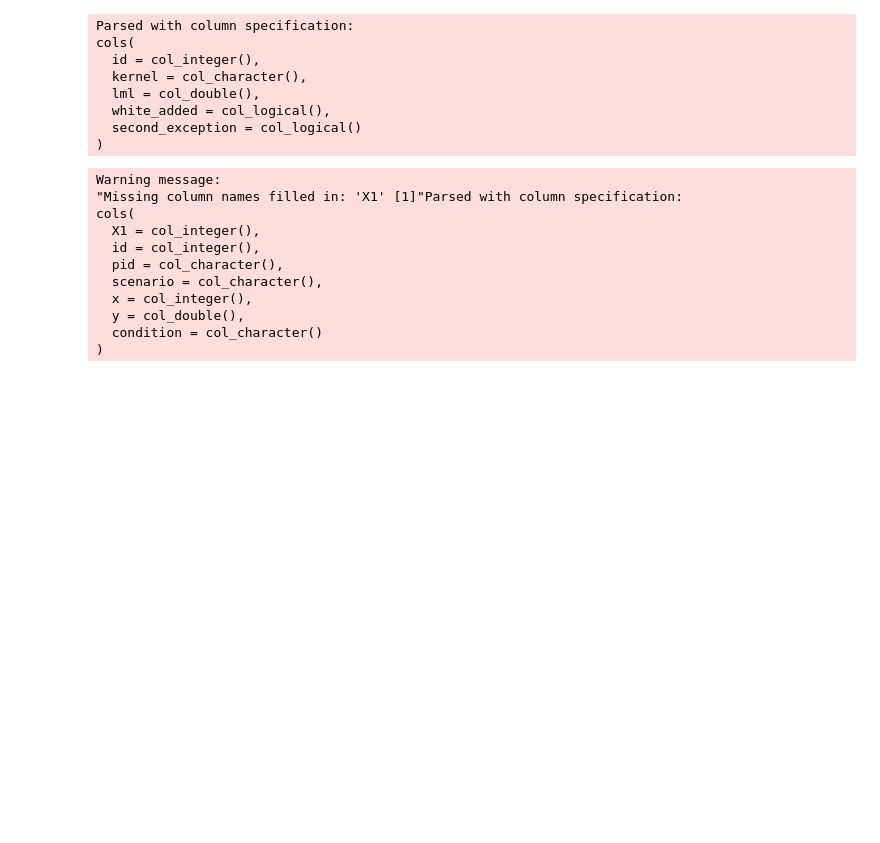
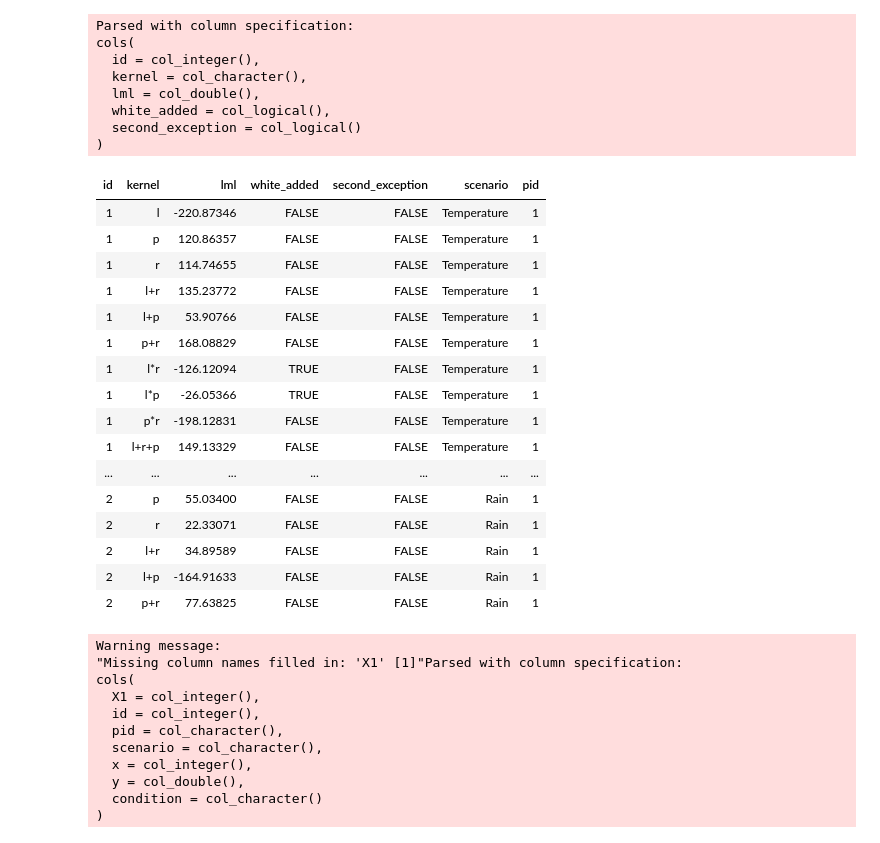
Before and after one commit to ericschulz/compforca, a Jupyter notebook: Data analysis/3- New compositional analysis.ipynb, the cells around one changed output. Saved outputs shown, nothing was run; the diff lists cells and outputs as text; code cells hidden in the pictures; blank space fills up the shorter version.

```diff
--- a/Data analysis/3- New compositional analysis.ipynb
+++ b/Data analysis/3- New compositional analysis.ipynb
@@ -327,6 +349,26 @@ cols(
   white_added = col_logical(),
   second_exception = col_logical()
 )
+# %%
+lmls_posterior %>% head(20)
+# %% [output]
+| id | kernel | lml | white_added | second_exception | scenario | pid |
+| 1 | l | -220.87346 | FALSE | FALSE | Temperature | 1 |
+| 1 | p | 120.86357 | FALSE | FALSE | Temperature | 1 |
+| 1 | r | 114.74655 | FALSE | FALSE | Temperature | 1 |
+| 1 | l+r | 135.23772 | FALSE | FALSE | Temperature | 1 |
+| 1 | l+p | 53.90766 | FALSE | FALSE | Temperature | 1 |
+| 1 | p+r | 168.08829 | FALSE | FALSE | Temperature | 1 |
+| 1 | l*r | -126.12094 | TRUE | FALSE | Temperature | 1 |
+| 1 | l*p | -26.05366 | TRUE | FALSE | Temperature | 1 |
+| 1 | p*r | -198.12831 | FALSE | FALSE | Temperature | 1 |
+| 1 | l+r+p | 149.13329 | FALSE | FALSE | Temperature | 1 |
+| ... | ... | ... | ... | ... | ... | ... |
+| 2 | p | 55.03400 | FALSE | FALSE | Rain | 1 |
+| 2 | r | 22.33071 | FALSE | FALSE | Rain | 1 |
+| 2 | l+r | 34.89589 | FALSE | FALSE | Rain | 1 |
+| 2 | l+p | -164.91633 | FALSE | FALSE | Rain | 1 |
+| 2 | p+r | 77.63825 | FALSE | FALSE | Rain | 1 |
 # %%
 # To add the 'scenario' column
 
```
Also changed, not shown: parts of 53 cells of this notebook, 50 other files.
